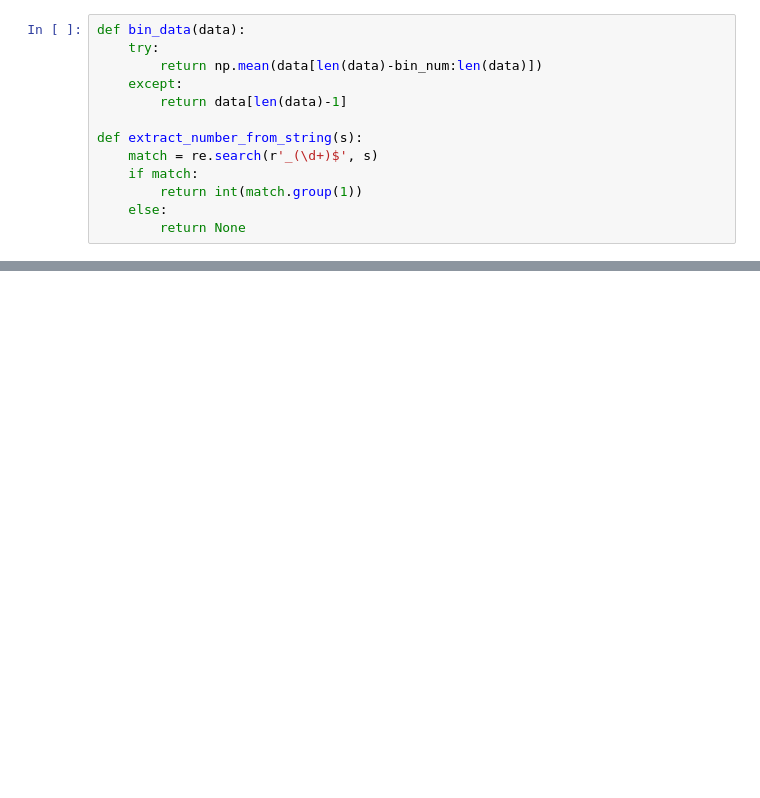
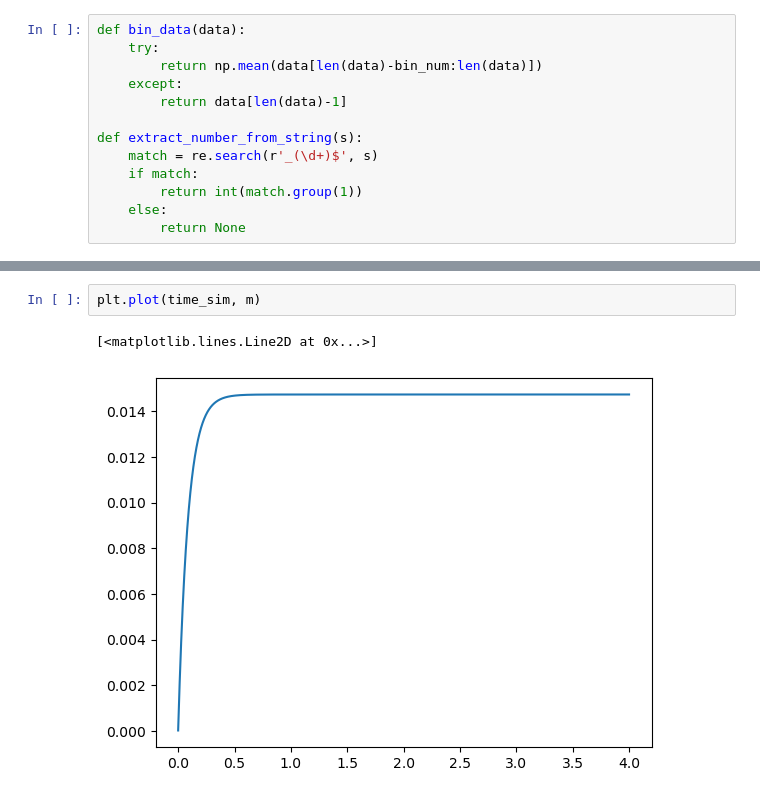
Before and after one commit to RogersSccot/17_BBQ, a Jupyter notebook: Seizure_Ref/My_Network/My_HH_Network/My_HH_SingleTest.ipynb, the cells around one changed output, grey strips where cells are left out. Drawn from its saved outputs; the diff is of its cells as text; blank space fills up the shorter version.

```diff
--- a/Seizure_Ref/My_Network/My_HH_Network/My_HH_SingleTest.ipynb
+++ b/Seizure_Ref/My_Network/My_HH_Network/My_HH_SingleTest.ipynb
@@ -175,0 +202,5 @@ plt.show()
+# %%
+plt.plot(time_sim, m)
+# %% [output]
+[<matplotlib.lines.Line2D at 0x...>]
+[figure, added]
```
Also changed, not shown: parts of 7 cells of this notebook, 29 other files.
